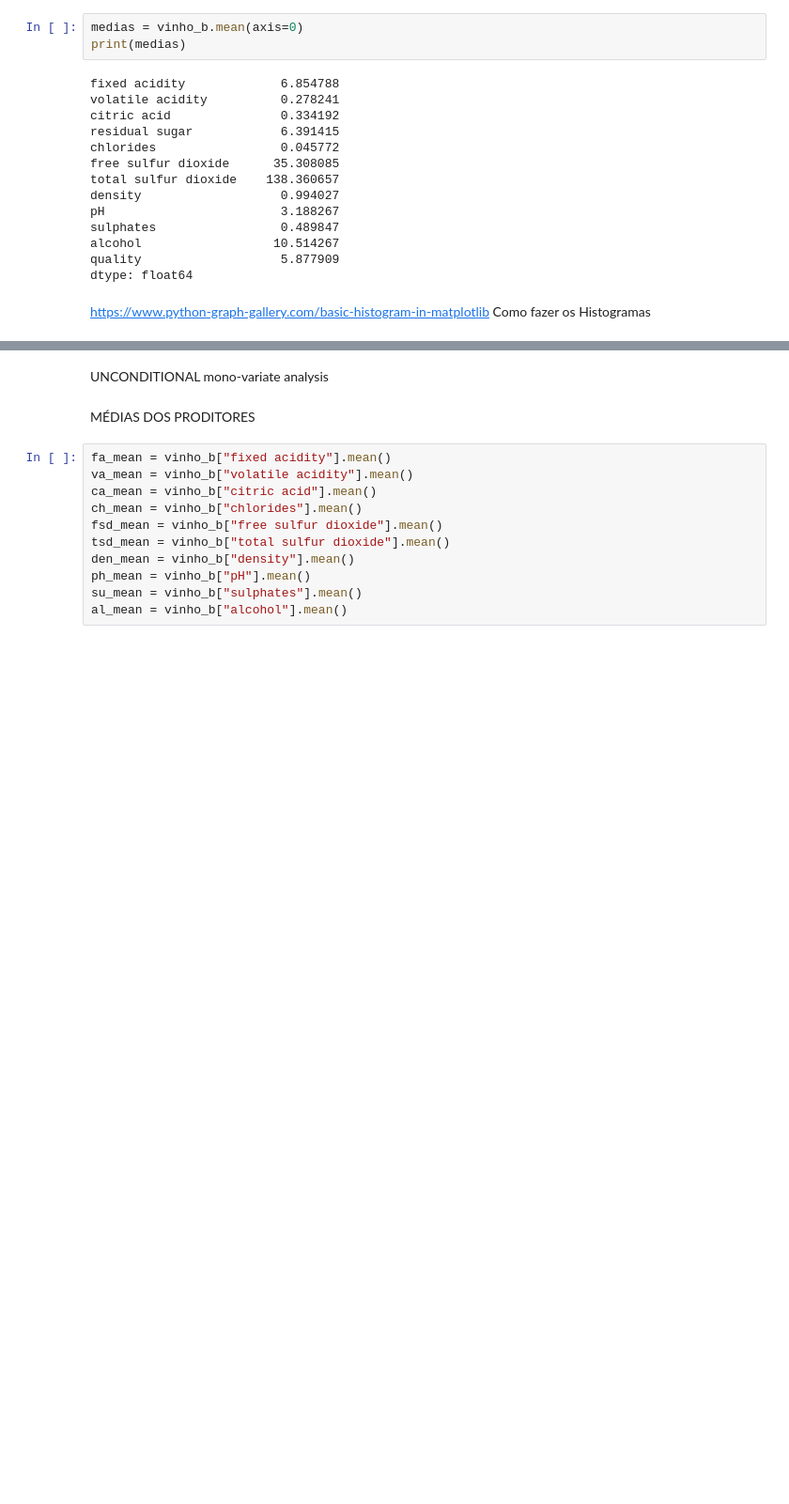
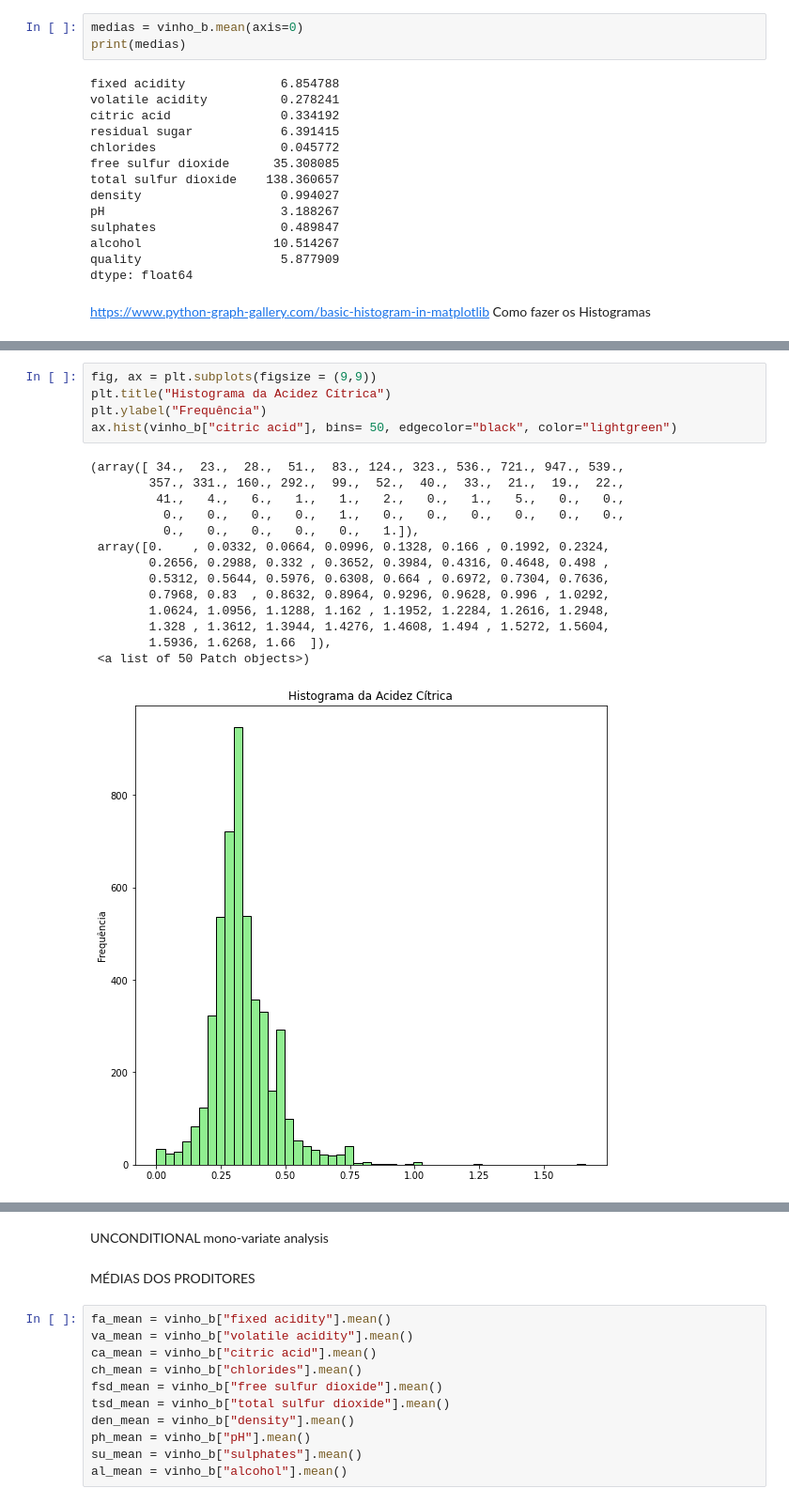
Before and after one commit to Arthurpbezerra/IcaHomework1, a Jupyter notebook: vinho.ipynb, the cells around one changed output, grey strips where cells are left out. Shown: that part at 94% size. Saved outputs shown, nothing was run; the diff lists cells and outputs as text; blank space fills up the shorter version.

```diff
--- a/vinho.ipynb
+++ b/vinho.ipynb
@@ -102,0 +107,20 @@ ax.hist(vinho_b["volatile acidity"], bins= 50, edgecolor="black", color="darkgre
+# %%
+fig, ax = plt.subplots(figsize = (9,9))
+plt.title("Histograma da Acidez Cítrica")
+plt.ylabel("Frequência")
+ax.hist(vinho_b["citric acid"], bins= 50, edgecolor="black", color="lightgreen")
+# %% [output]
+(array([ 34.,  23.,  28.,  51.,  83., 124., 323., 536., 721., 947., 539.,
+        357., 331., 160., 292.,  99.,  52.,  40.,  33.,  21.,  19.,  22.,
+         41.,   4.,   6.,   1.,   1.,   2.,   0.,   1.,   5.,   0.,   0.,
+          0.,   0.,   0.,   0.,   1.,   0.,   0.,   0.,   0.,   0.,   0.,
+          0.,   0.,   0.,   0.,   0.,   1.]),
+ array([0.    , 0.0332, 0.0664, 0.0996, 0.1328, 0.166 , 0.1992, 0.2324,
+        0.2656, 0.2988, 0.332 , 0.3652, 0.3984, 0.4316, 0.4648, 0.498 ,
+        0.5312, 0.5644, 0.5976, 0.6308, 0.664 , 0.6972, 0.7304, 0.7636,
+        0.7968, 0.83  , 0.8632, 0.8964, 0.9296, 0.9628, 0.996 , 1.0292,
+        1.0624, 1.0956, 1.1288, 1.162 , 1.1952, 1.2284, 1.2616, 1.2948,
+        1.328 , 1.3612, 1.3944, 1.4276, 1.4608, 1.494 , 1.5272, 1.5604,
+        1.5936, 1.6268, 1.66  ]),
+ <a list of 50 Patch objects>)
+[figure, added]
```
Also changed, not shown: parts of 10 cells of this notebook.
